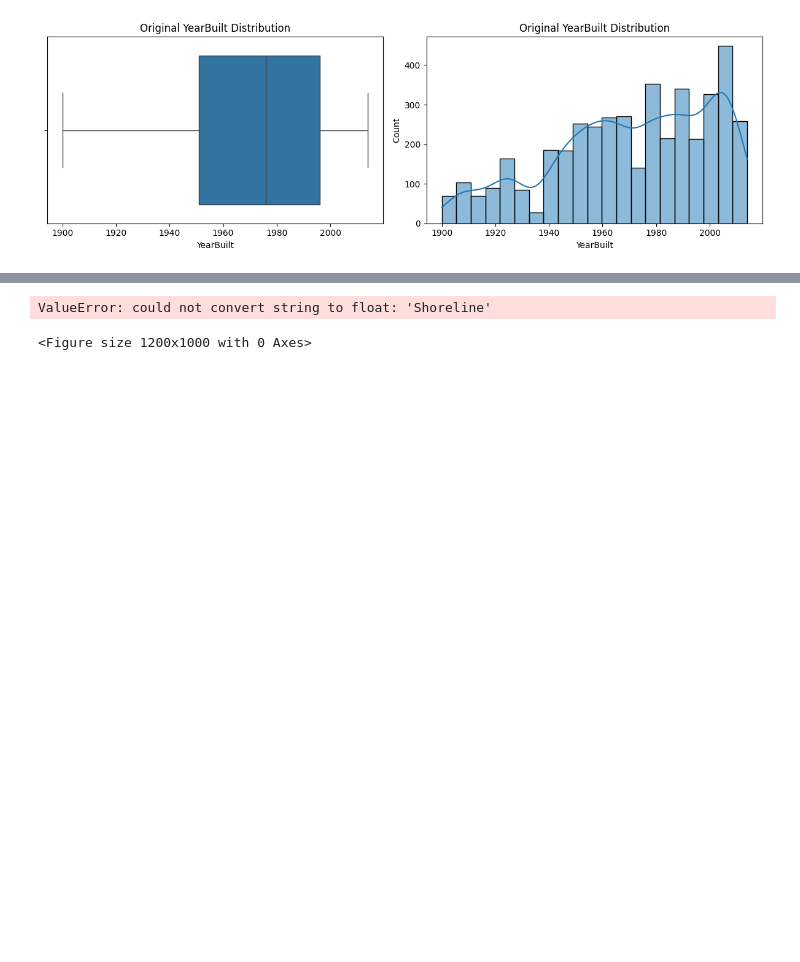
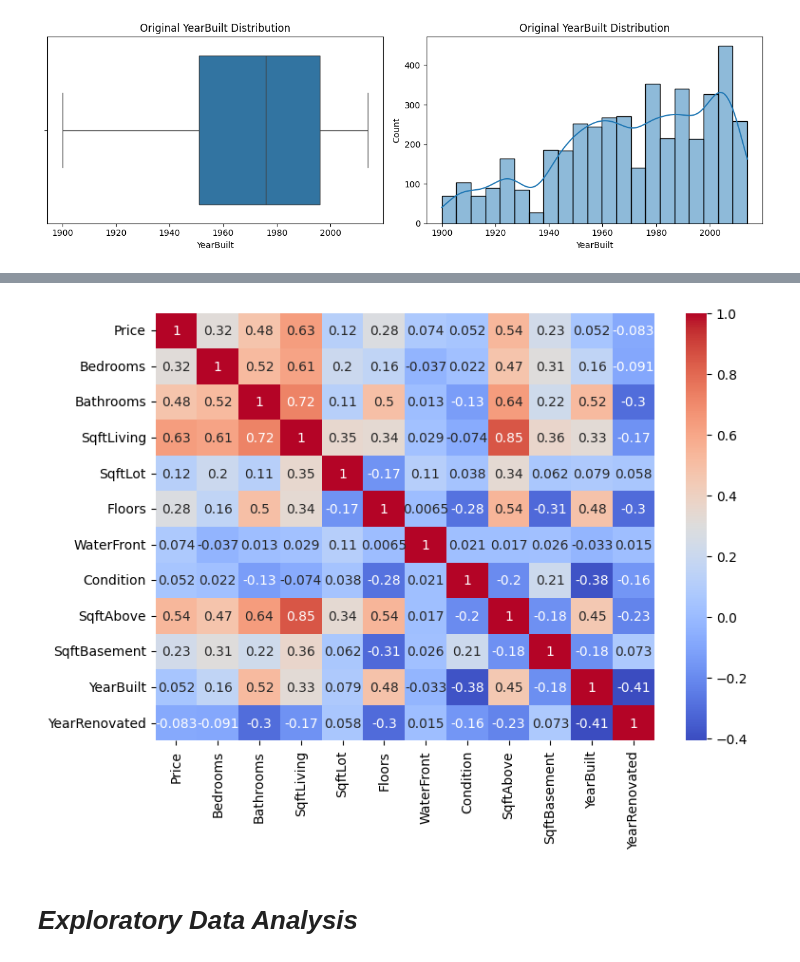
Before and after one commit to Hrushikesh-Kovi/House-Price-Prediction_Regression-Model, a Jupyter notebook: House_Price_Prediction_Model.ipynb, the cells around one changed output, grey strips where cells are left out. Drawn from its saved outputs; the diff is of its cells as text; code cells hidden in the pictures; blank space fills up the shorter version.

```diff
--- a/House_Price_Prediction_Model.ipynb
+++ b/House_Price_Prediction_Model.ipynb
@@ -440,7 +453,8 @@ plt.tight_layout()
 # %%
-plt.figure(figsize=(12, 10))
-sns.heatmap(df.corr(), annot=True)
+plt.figure(figsize=(8, 6))
+sns.heatmap(df.drop(columns=["City"]).corr(), annot=True, cmap="coolwarm")
 plt.tight_layout()
 # %% [output]
-ValueError: could not convert string to float: 'Shoreline'
-<Figure size 1200x1000 with 0 Axes>
+[figure, added]
+# %% [markdown]
+# ***Exploratory Data Analysis***
```
Also changed, not shown: parts of 16 cells of this notebook.
